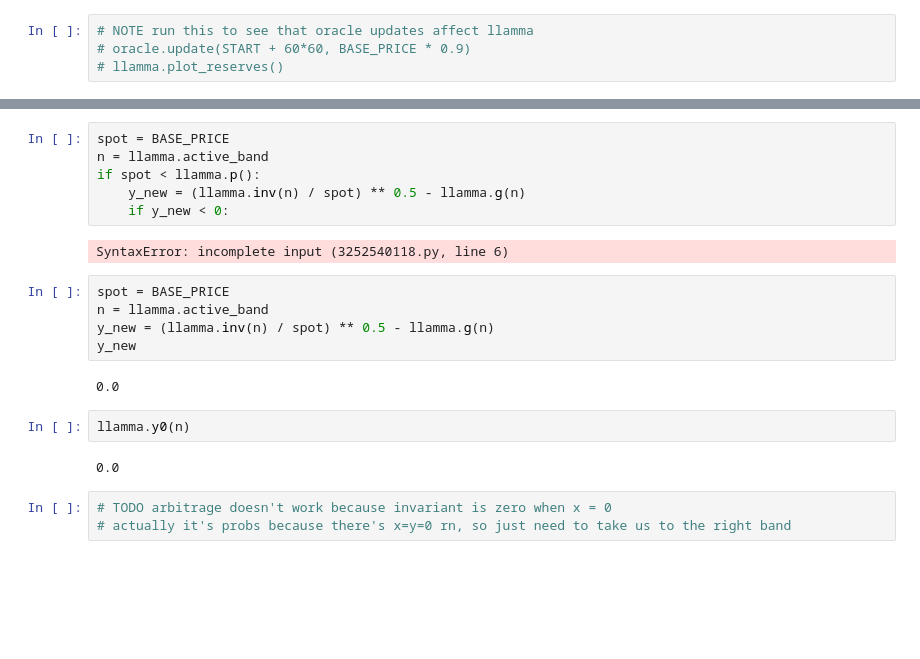
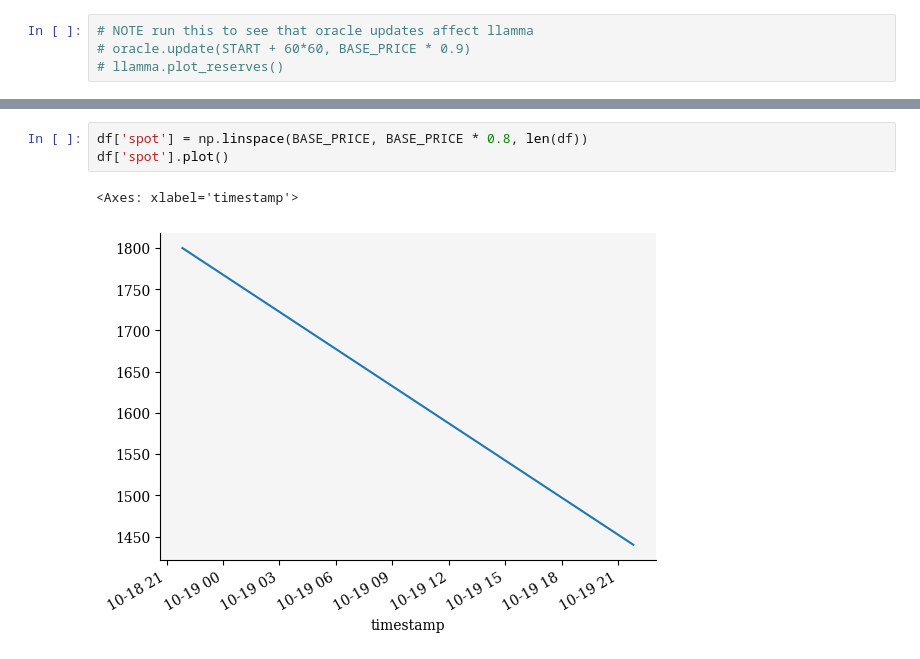
Before and after one commit to xenophonlabs/crvUSDrisk, a Jupyter notebook: play.ipynb, the cells around one changed output, grey strips where cells are left out. Saved outputs shown, nothing was run; the diff lists cells and outputs as text; blank space fills up the shorter version.

```diff
--- a/play.ipynb
+++ b/play.ipynb
@@ -196,24 +152,8 @@ llamma.plot_reserves()
-# %%
-spot = BASE_PRICE
-n = llamma.active_band
-if spot < llamma.p():
-    y_new = (llamma.inv(n) / spot) ** 0.5 - llamma.g(n)
-    if y_new < 0:
-# %% [output]
-SyntaxError: incomplete input (3252540118.py, line 6)
-# %%
-spot = BASE_PRICE
-n = llamma.active_band
-y_new = (llamma.inv(n) / spot) ** 0.5 - llamma.g(n)
-y_new
-# %% [output]
-0.0
-# %%
-llamma.y0(n)
-# %% [output]
-0.0
-# %%
-# TODO arbitrage doesn't work because invariant is zero when x = 0
-# actually it's probs because there's x=y=0 rn, so just need to take us to the right band
+# %%
+df['spot'] = np.linspace(BASE_PRICE, BASE_PRICE * 0.8, len(df))
+df['spot'].plot()
+# %% [output]
+<Axes: xlabel='timestamp'>
+[figure, added]
 # %%
 # Init external market liquidity for slippage calc
```
Also changed, not shown: parts of 24 cells of this notebook, 11 other files.
